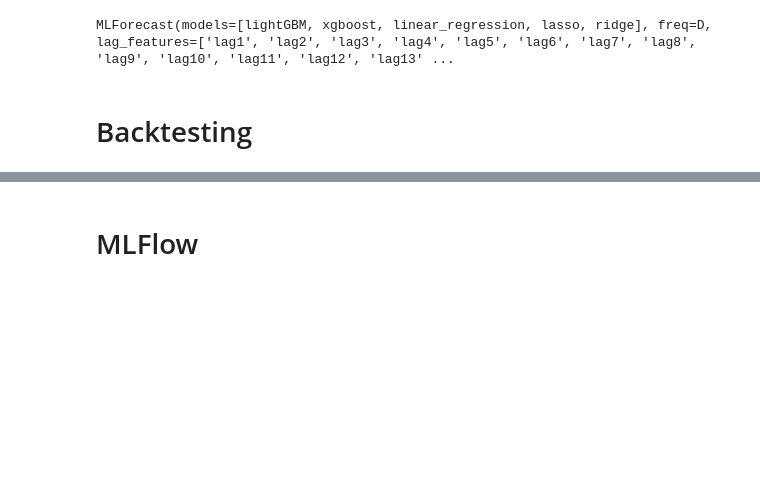
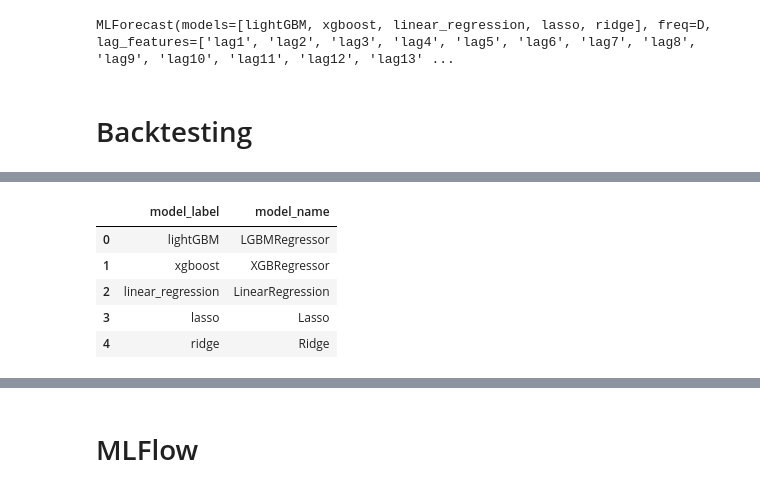
Before and after one commit to aizhanmaksatbek/forecasting_service, a Jupyter notebook: experiment/experiment.ipynb, the cells around one changed output, grey strips where cells are left out. Saved outputs shown, nothing was run; the diff lists cells and outputs as text; code cells hidden in the pictures; blank space fills up the shorter version.

```diff
--- a/experiment/experiment.ipynb
+++ b/experiment/experiment.ipynb
@@ -120,0 +140,13 @@ bkt_df.head()
+# %%
+model_label = ["lightGBM", "xgboost", "linear_regression", "lasso", "ridge"]
+model_name = ['LGBMRegressor', 'XGBRegressor', 'LinearRegression', 'Lasso', 'Ridge']
+
+models_mapping = pd.DataFrame({"model_label": model_label, "model_name": model_name})
+models_mapping
+# %% [output]
+|  | model_label | model_name |
+| 0 | lightGBM | LGBMRegressor |
+| 1 | xgboost | XGBRegressor |
+| 2 | linear_regression | LinearRegression |
+| 3 | lasso | Lasso |
+| 4 | ridge | Ridge |
```
Also changed, not shown: parts of 10 cells of this notebook, 1 other file.
